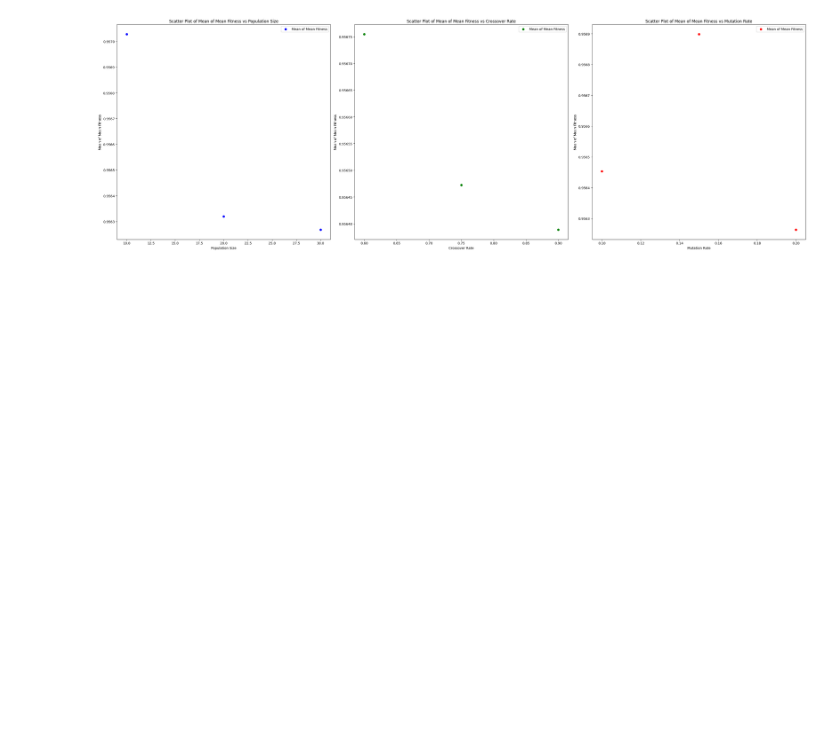
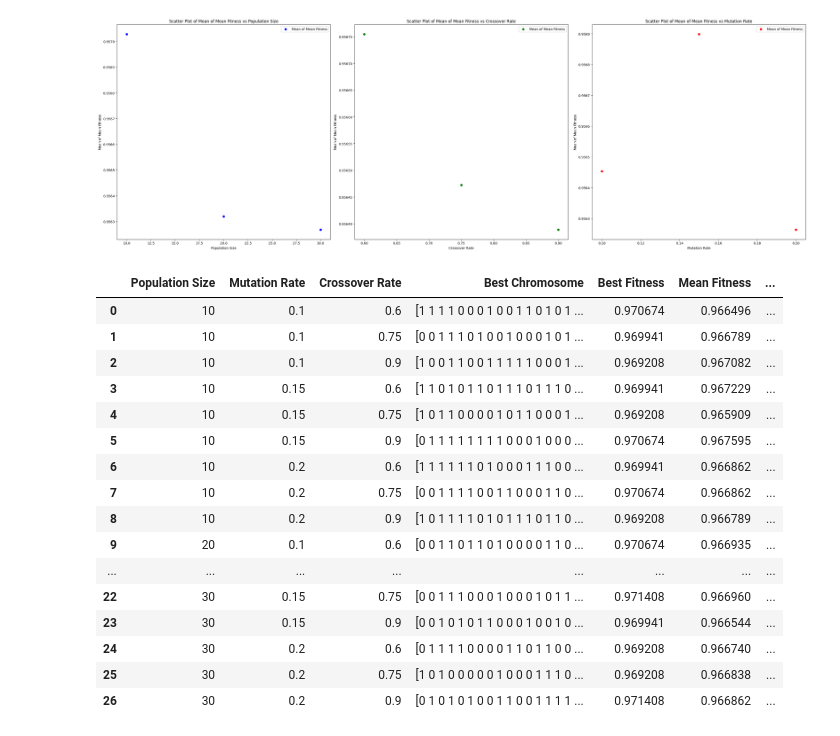
Before and after one commit to tugberkvaroglu/ec-term-project, a Jupyter notebook: ec_project.ipynb, the cells around one changed output. Cells and saved outputs as stored; diff of their text form; code cells hidden in the pictures; blank space fills up the shorter version.

```diff
--- a/ec_project.ipynb
+++ b/ec_project.ipynb
@@ -806,3 +806,56 @@ plt.tight_layout()
 plt.show()
 # %% [output]
 [figure]
+# %%
+randFor10_20_30_2k = pd.read_csv('randomForest10-20-30-2k.csv')
+randFor50_2k = pd.read_csv('randomForest50-2k.csv')
+xgboost10_20_30_2k = pd.read_csv('XGBoost10-20-30-2k.csv')
+xgboost50_2k = pd.read_csv('XGBoost50-2k.csv')
+randFor10_20_30_6k = pd.read_csv('randomForest10-20-30-6k.csv')
+# %%
+import pandas as pd
+
+data = randFor10_20_30_6k
+
+if "Population Size" not in data.columns:
+    data.insert(0, "Population Size", None)  # Add as the first column
+if "Mutation Rate" not in data.columns:
+    data.insert(1, "Mutation Rate", None)  # Add as the second column
+if "Crossover Rate" not in data.columns:
+    data.insert(2, "Crossover Rate", None)  # Add as the third column
+
+# Example input for the original loop
+pop_sizes = [10, 20, 30]
+mut_rates = [0.1, 0.15, 0.2]
+cross_rates = [0.6, 0.75, 0.9]
+
+count = 0  # Track row index
+for pop_size in pop_sizes:
+    for mut_rate in mut_rates:
+        for cross_rate in cross_rates:
+            # Add population size, mutation rate, and crossover rate to the existing DataFrame
+            if count < len(data):  # Ensure we're not exceeding the current DataFrame size
+                data.loc[count, "Population Size"] = pop_size
+                data.loc[count, "Mutation Rate"] = mut_rate
+                data.loc[count, "Crossover Rate"] = cross_rate
+                count += 1
+# %%
+display(data)
+# %% [output]
+|  | Population Size | Mutation Rate | Crossover Rate | Best Chromosome | Best Fitness | Mean Fitness | ... |
+| 0 | 10 | 0.1 | 0.6 | [1 1 1 1 0 0 0 1 0 0 1 1 0 1 0 1 ... | 0.970674 | 0.966496 | ... |
+| 1 | 10 | 0.1 | 0.75 | [0 0 1 1 1 0 1 0 0 1 0 0 0 1 0 1 ... | 0.969941 | 0.966789 | ... |
+| 2 | 10 | 0.1 | 0.9 | [1 0 0 1 1 0 0 1 1 1 1 1 0 0 0 1 ... | 0.969208 | 0.967082 | ... |
+| 3 | 10 | 0.15 | 0.6 | [1 1 0 1 0 1 1 0 1 1 1 0 1 1 1 0 ... | 0.969941 | 0.967229 | ... |
+| 4 | 10 | 0.15 | 0.75 | [1 0 1 1 0 0 0 0 1 0 1 1 0 0 0 1 ... | 0.969208 | 0.965909 | ... |
+| 5 | 10 | 0.15 | 0.9 | [0 1 1 1 1 1 1 1 1 0 0 0 1 0 0 0 ... | 0.970674 | 0.967595 | ... |
+| 6 | 10 | 0.2 | 0.6 | [1 1 1 1 1 1 0 1 0 0 0 1 1 1 0 0 ... | 0.969941 | 0.966862 | ... |
+| 7 | 10 | 0.2 | 0.75 | [0 0 1 1 1 1 0 0 1 1 0 0 0 1 1 0 ... | 0.970674 | 0.966862 | ... |
+| 8 | 10 | 0.2 | 0.9 | [1 0 1 1 1 1 0 1 0 1 1 1 0 1 1 0 ... | 0.969208 | 0.966789 | ... |
+| 9 | 20 | 0.1 | 0.6 | [0 0 1 1 0 1 1 0 1 0 0 0 0 1 1 0 ... | 0.970674 | 0.966935 | ... |
+| ... | ... | ... | ... | ... | ... | ... | ... |
+| 22 | 30 | 0.15 | 0.75 | [0 0 1 1 1 0 0 0 1 0 0 0 1 0 1 1 ... | 0.971408 | 0.966960 | ... |
+| 23 | 30 | 0.15 | 0.9 | [0 0 1 0 1 0 1 1 0 0 0 1 0 0 1 0 ... | 0.969941 | 0.966544 | ... |
+| 24 | 30 | 0.2 | 0.6 | [0 1 1 1 1 0 0 0 0 1 1 0 1 1 0 0 ... | 0.969208 | 0.966740 | ... |
+| 25 | 30 | 0.2 | 0.75 | [1 0 1 0 0 0 0 0 1 0 0 0 1 1 1 0 ... | 0.969208 | 0.966838 | ... |
+| 26 | 30 | 0.2 | 0.9 | [0 1 0 1 0 1 0 0 1 1 0 0 1 1 1 1 ... | 0.971408 | 0.966862 | ... |
```
Also changed, not shown: parts of 16 cells of this notebook.
